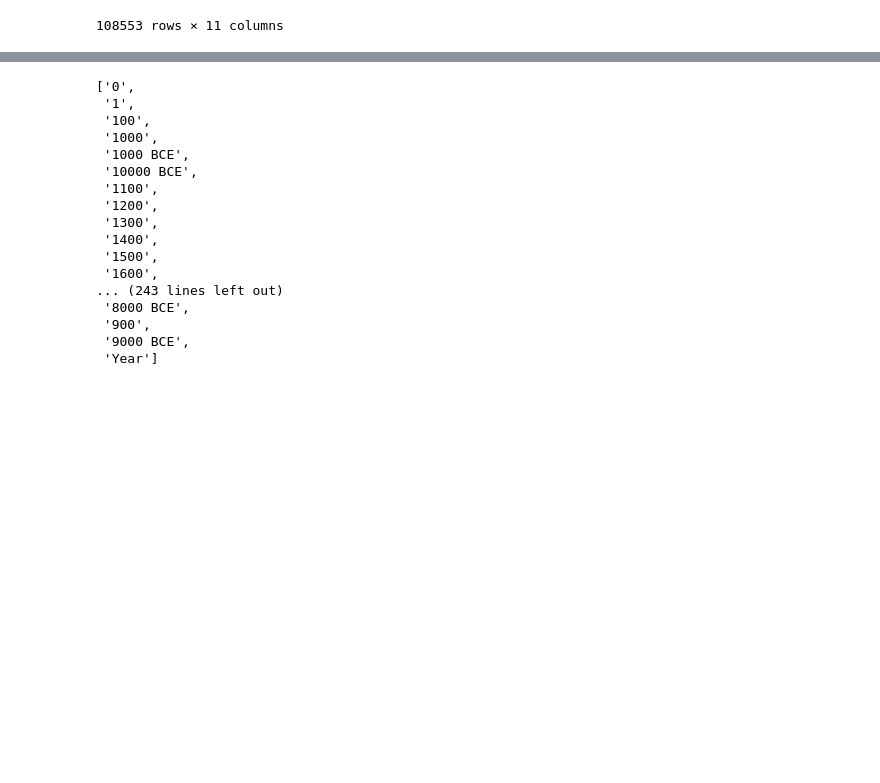
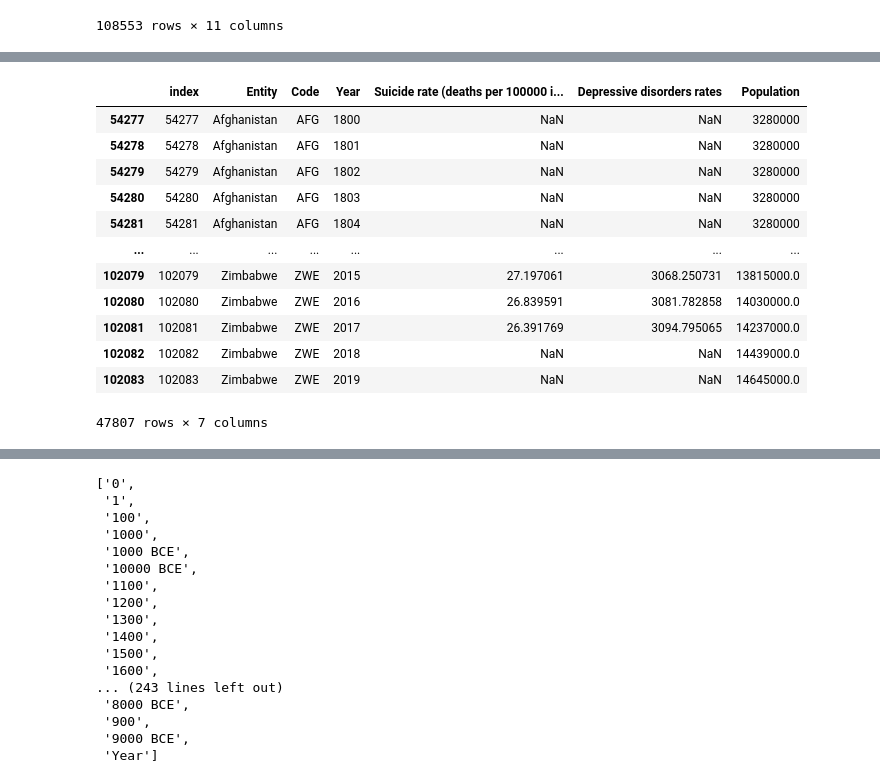
Before and after one commit to davidfernandez1619/Dashboard-Project, a Jupyter notebook: Notebooks/Cleaning.ipynb, the cells around one changed output, grey strips where cells are left out. Cells and saved outputs as stored; diff of their text form; code cells hidden in the pictures; blank space fills up the shorter version.

```diff
--- a/Notebooks/Cleaning.ipynb
+++ b/Notebooks/Cleaning.ipynb
@@ -27,0 +77,19 @@ mental
+# %%
+df3 = mental.iloc[54277:102084, :7].copy()
+df3.columns = ['index', 'Entity', 'Code','Year', 'Suicide rate (deaths per 100000 individuals)','Depressive disorders rates', 'Population']
+# %%
+df3 # This is our third df
+# %% [output]
+|  | index | Entity | Code | Year | Suicide rate (deaths per 100000 i... | Depressive disorders rates | Population |
+| 54277 | 54277 | Afghanistan | AFG | 1800 | NaN | NaN | 3280000 |
+| 54278 | 54278 | Afghanistan | AFG | 1801 | NaN | NaN | 3280000 |
+| 54279 | 54279 | Afghanistan | AFG | 1802 | NaN | NaN | 3280000 |
+| 54280 | 54280 | Afghanistan | AFG | 1803 | NaN | NaN | 3280000 |
+| 54281 | 54281 | Afghanistan | AFG | 1804 | NaN | NaN | 3280000 |
+| ... | ... | ... | ... | ... | ... | ... | ... |
+| 102079 | 102079 | Zimbabwe | ZWE | 2015 | 27.197061 | 3068.250731 | 13815000.0 |
+| 102080 | 102080 | Zimbabwe | ZWE | 2016 | 26.839591 | 3081.782858 | 14030000.0 |
+| 102081 | 102081 | Zimbabwe | ZWE | 2017 | 26.391769 | 3094.795065 | 14237000.0 |
+| 102082 | 102082 | Zimbabwe | ZWE | 2018 | NaN | NaN | 14439000.0 |
+| 102083 | 102083 | Zimbabwe | ZWE | 2019 | NaN | NaN | 14645000.0 |
+47807 rows × 7 columns
```
Also changed, not shown: parts of 17 cells of this notebook.
